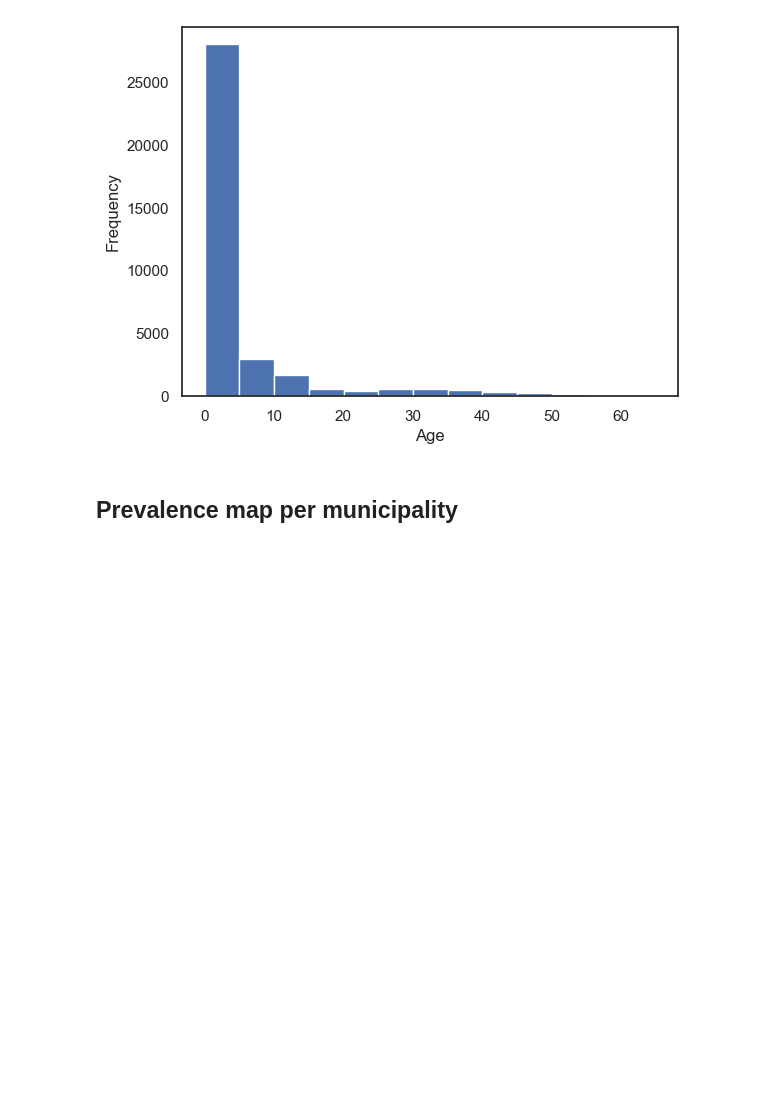
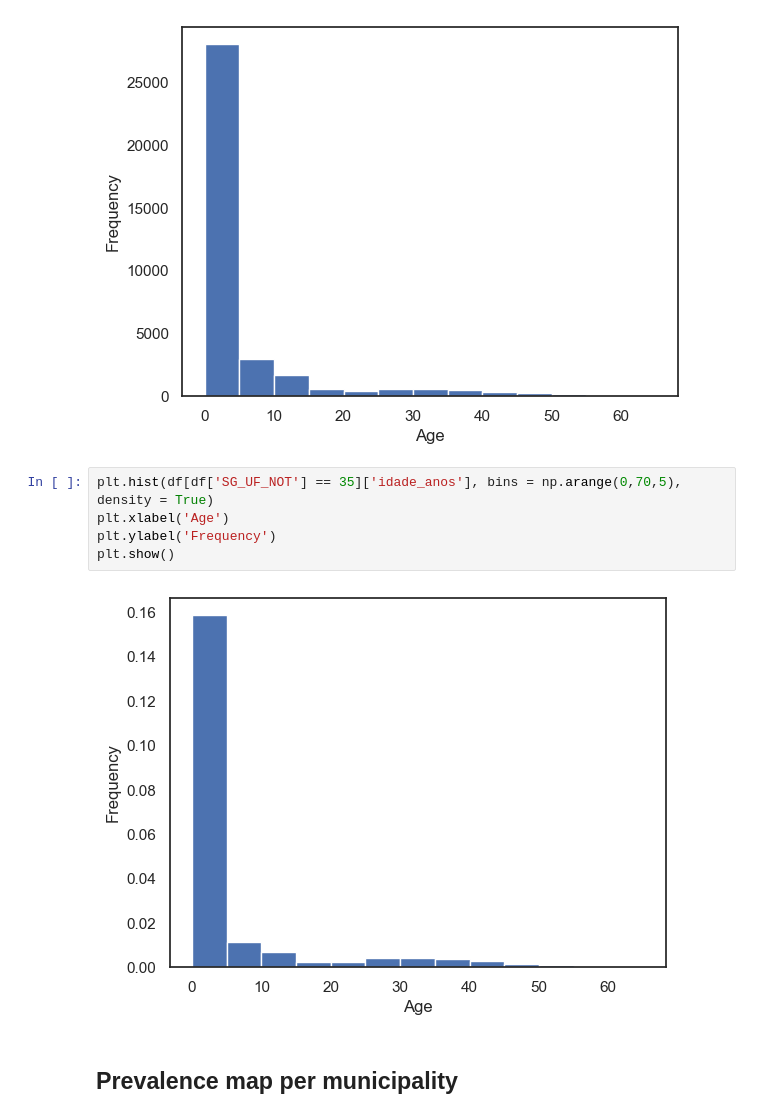
Before and after one commit to denisecammarota/pertussis-BR, a Jupyter notebook: Notebooks/Basic_Analysis.ipynb, the cells around one changed output. Drawn from its saved outputs; the diff is of its cells as text; blank space fills up the shorter version.

```diff
--- a/Notebooks/Basic_Analysis.ipynb
+++ b/Notebooks/Basic_Analysis.ipynb
@@ -104,6 +139,13 @@ plt.ylabel('Frequency')
 plt.show()
 # %% [output]
 [figure]
+# %%
+plt.hist(df[df['SG_UF_NOT'] == 35]['idade_anos'], bins = np.arange(0,70,5), density = True)
+plt.xlabel('Age')
+plt.ylabel('Frequency')
+plt.show()
+# %% [output]
+[figure, added]
 # %% [markdown]
 ## Prevalence map per municipality
 # %%
```
Also changed, not shown: parts of 8 cells of this notebook, 1 other file.
